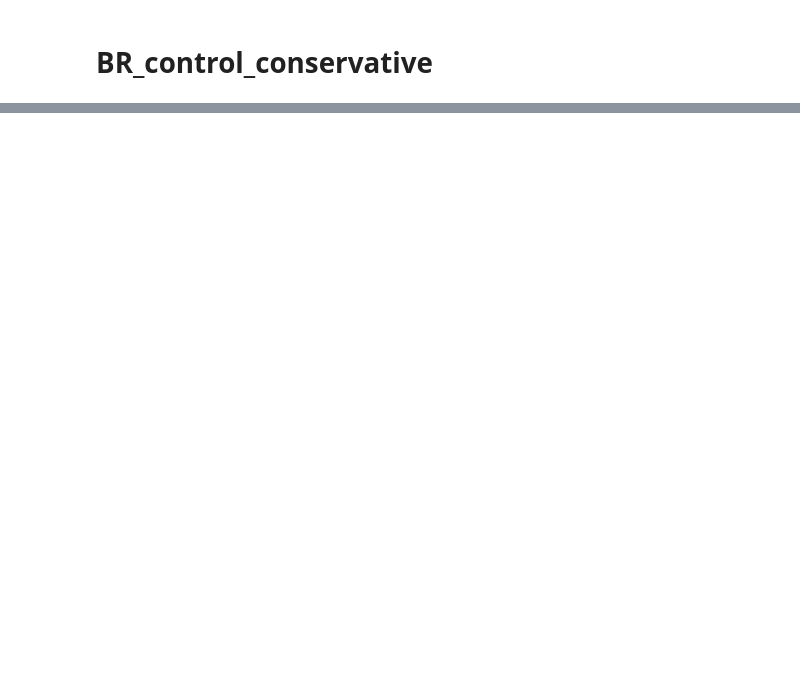
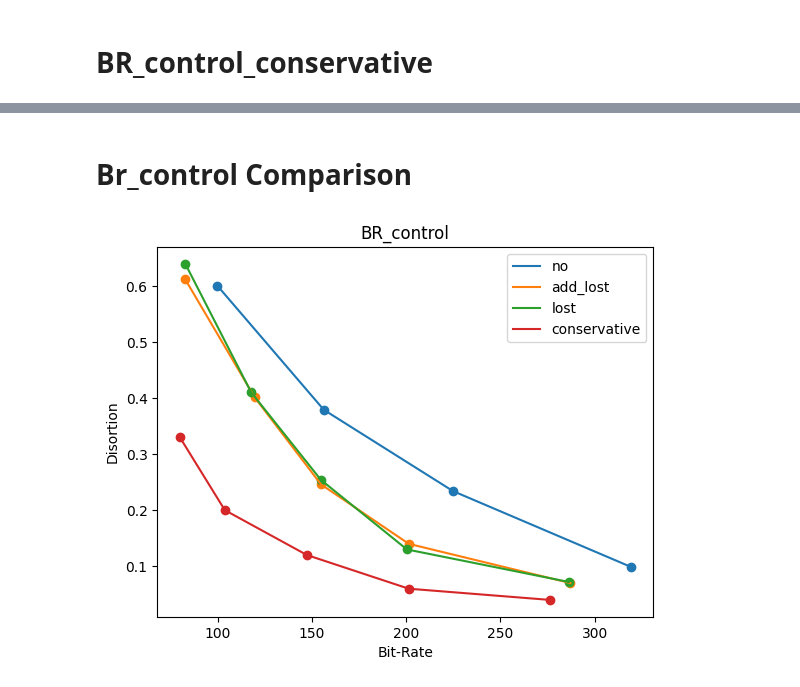
Before and after one commit to EdvinasPet/Multimedia, a Jupyter notebook: Presentation Milestone 4..ipynb, the cells around one changed output, grey strips where cells are left out. Cells and saved outputs as stored; diff of their text form; code cells hidden in the pictures; blank space fills up the shorter version.

```diff
--- a/Presentation Milestone 4..ipynb
+++ b/Presentation Milestone 4..ipynb
@@ -109,0 +126,27 @@ plt.show()
+# %% [markdown]
+# Br_control Comparison
+# %%
+import matplotlib.pyplot as plt
+x=[99.73,156.18,224.8,319.16]
+y=[0.6,0.379,0.234,0.099,]
+x2=[82.55,119.53,154.69,201.32,287.15]
+y2=[0.612,0.401,0.246,0.14,0.07]
+x3=[82.7,117.65,154.66,200.32,286.29]
+y3=[0.639,0.41,0.254,0.13,0.072]
+x4=[79.76,103.67,147.26,201.3,276.3]
+y4=[0.33,0.20,0.12,0.06,0.04]
+plt.plot(x,y, label="no")
+plt.scatter(x,y)
+plt.plot(x2,y2, label="add_lost")
+plt.scatter(x2,y2)
+plt.plot(x3,y3, label = "lost")
+plt.scatter(x3,y3)
+plt.plot(x4,y4, label="conservative")
+plt.scatter(x4,y4)
+plt.xlabel("Bit-Rate")
+plt.ylabel("Disortion")
+plt.title("BR_control")
+plt.legend()
+plt.show()
+# %% [output]
+[figure, added]
```
Also changed, not shown: parts of 19 cells of this notebook.
